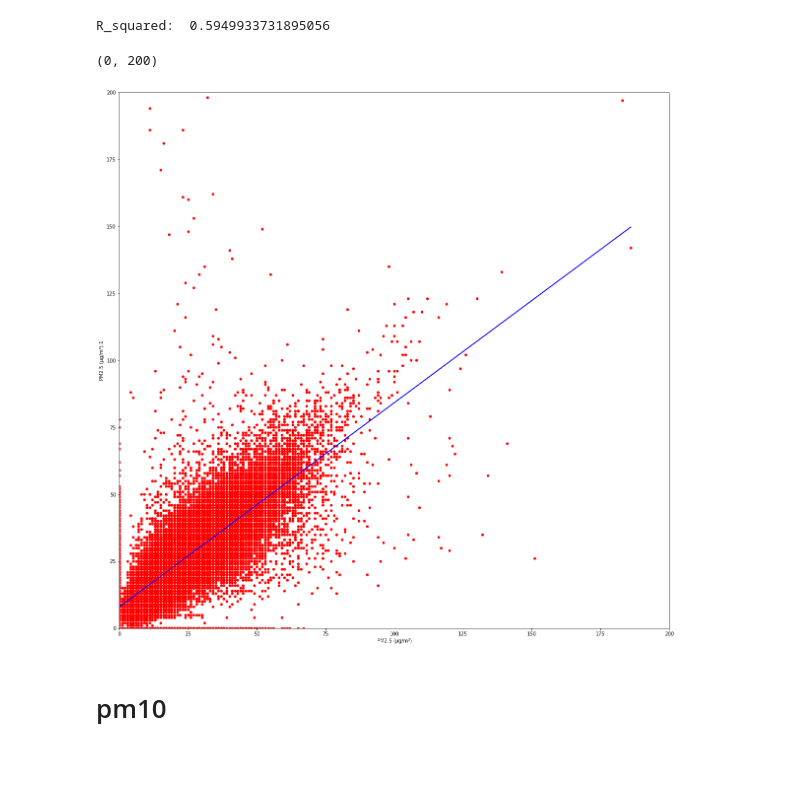
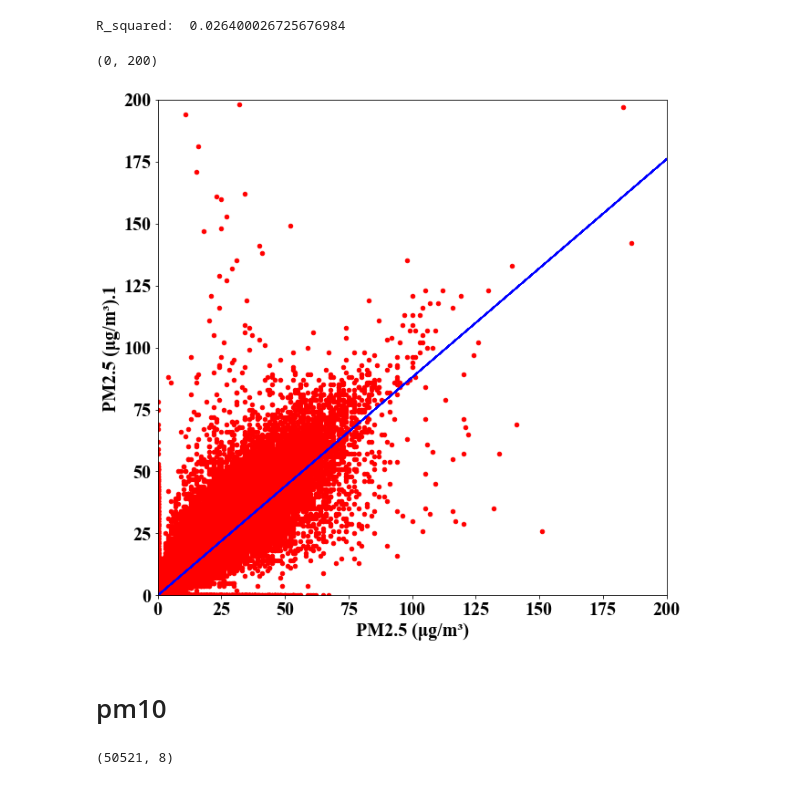
Before and after one commit to tbnsok40/Busan-Subway-Station-Pollutants-data, a Jupyter notebook: Seomyeon1 .ipynb, the cells around one changed output. Cells and saved outputs as stored; diff of their text form; code cells hidden in the pictures.

```diff
--- a/Seomyeon1 .ipynb
+++ b/Seomyeon1 .ipynb
@@ -6,4 +6,10 @@ import numpy as np
 import pandas as pd
 import matplotlib.pyplot as plt
 import matplotlib
+import seaborn as sns
+import statsmodels.api as sm
+from scipy import stats, polyval
+plt.rcParams["font.family"] = "Times New Roman"
+plt.rcParams["font.size"] = 30
+# plt.rcParams["font.weight"] = 'bold'
 %matplotlib inline
@@ -36,6 +46,0 @@ s1 = s1.drop(s1[s1['PM2.5 (μg/m³).1']>200].index)
-# %%
-plt.rcParams["figure.figsize"] = (20,20)
-
-ax = s1.plot(kind="scatter", x='PM2.5 (μg/m³)', y='PM2.5 (μg/m³).1',color="red")
-# ax.set_ylim(0,150)
-# ax.set_xlim(0,150)
@@ -44,7 +90,12 @@ ax = s1.plot(kind="scatter", x='PM2.5 (μg/m³)', y='PM2.5 (μg/m³).1',color="r
 # %%
-linear_regression = linear_model.LinearRegression()
+linear_regression = linear_model.LinearRegression(fit_intercept=False)
 linear_regression.fit(X=pd.DataFrame(s1['PM2.5 (μg/m³)']), y= s1['PM2.5 (μg/m³).1'])
 prediction = linear_regression.predict(X=pd.DataFrame(s1['PM2.5 (μg/m³)']))
-print("a value: ", linear_regression.intercept_)
-print("b value: ", linear_regression.coef_)
+
+residuals = s1['PM2.5 (μg/m³).1'] - prediction
+residuals.describe()
+
+# linear_regression.intercept_ = 0
+# print("a value: ", linear_regression.intercept_)
+# print("b value: ", linear_regression.coef_)
 # %% [output]
@@ -70,12 +115,16 @@ SST = ((s1['PM2.5 (μg/m³).1']-s1['PM2.5 (μg/m³).1'].mean())**2).sum()
 R_squared = 1-(SSE/SST)
 print("R_squared: ", R_squared)
 # %% [output]
-R_squared:  0.5949933731895056
+R_squared:  0.026400026725676984
 # %%
+plt.rcParams["font.size"] = 20
+plt.rcParams["figure.figsize"] = (10,10)
 ax = s1.plot(kind="scatter", x='PM2.5 (μg/m³)', y='PM2.5 (μg/m³).1',color="red")
-plt.plot(s1['PM2.5 (μg/m³)'], prediction, color= 'blue')
+plt.plot(s1['PM2.5 (μg/m³)'],prediction,'b')
+
+
 ax.set_ylim(0,200)
 ax.set_xlim(0,200)
 # %% [output]
 (0, 200)
-[figure, old version]
+[figure, new version]
@@ -97,0 +137,11 @@ print("R_squared: ", R_squared)
+# %%
+s1 = pd.read_csv('서면1.csv')
+s1=s1.dropna(axis=0) # 결측값 행 제거
+
+# 이상값 제거
+
+s1 = s1.drop(s1[s1['PM10 (μg/m³)']>300].index)
+s1 = s1.drop(s1[s1['PM10 (μg/m³).1']>300].index)
+s1.shape
+# %% [output]
+(50521, 8)
```
Also changed, not shown: parts of 17 cells of this notebook.
